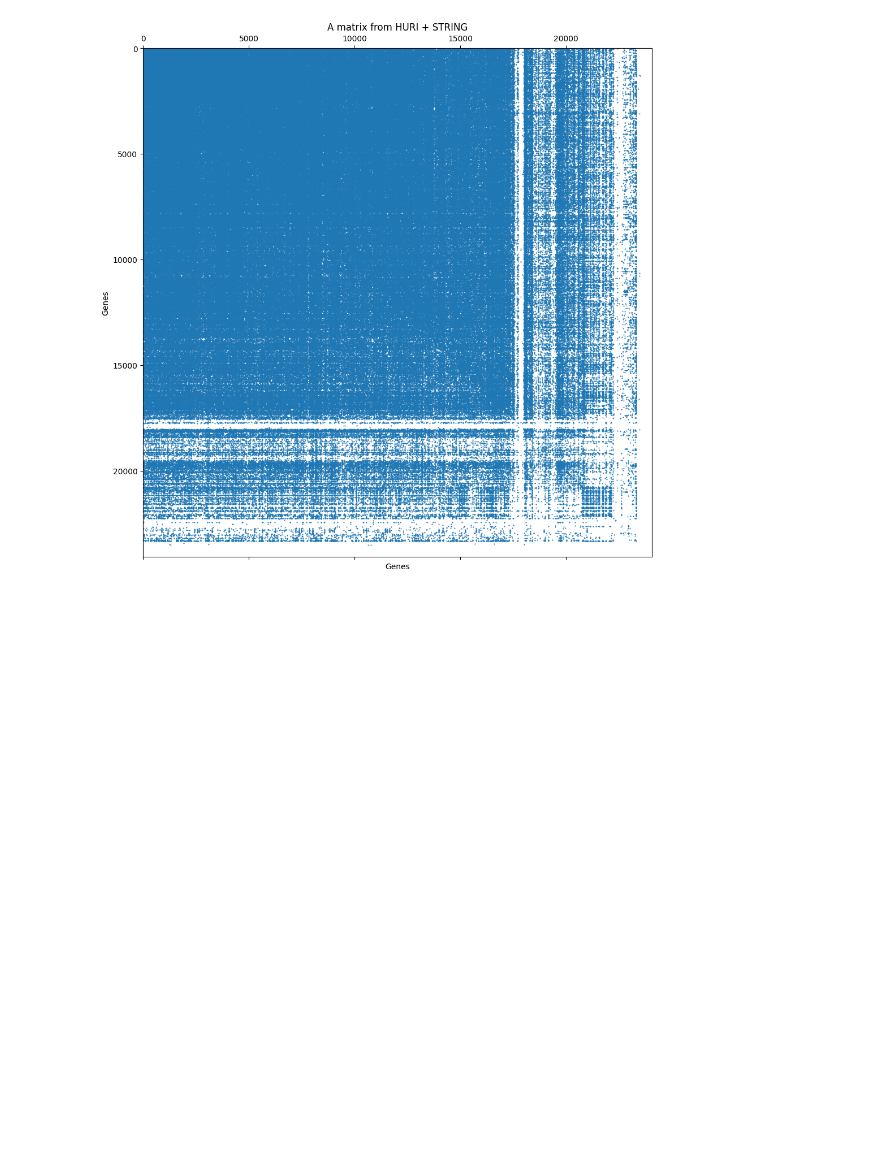
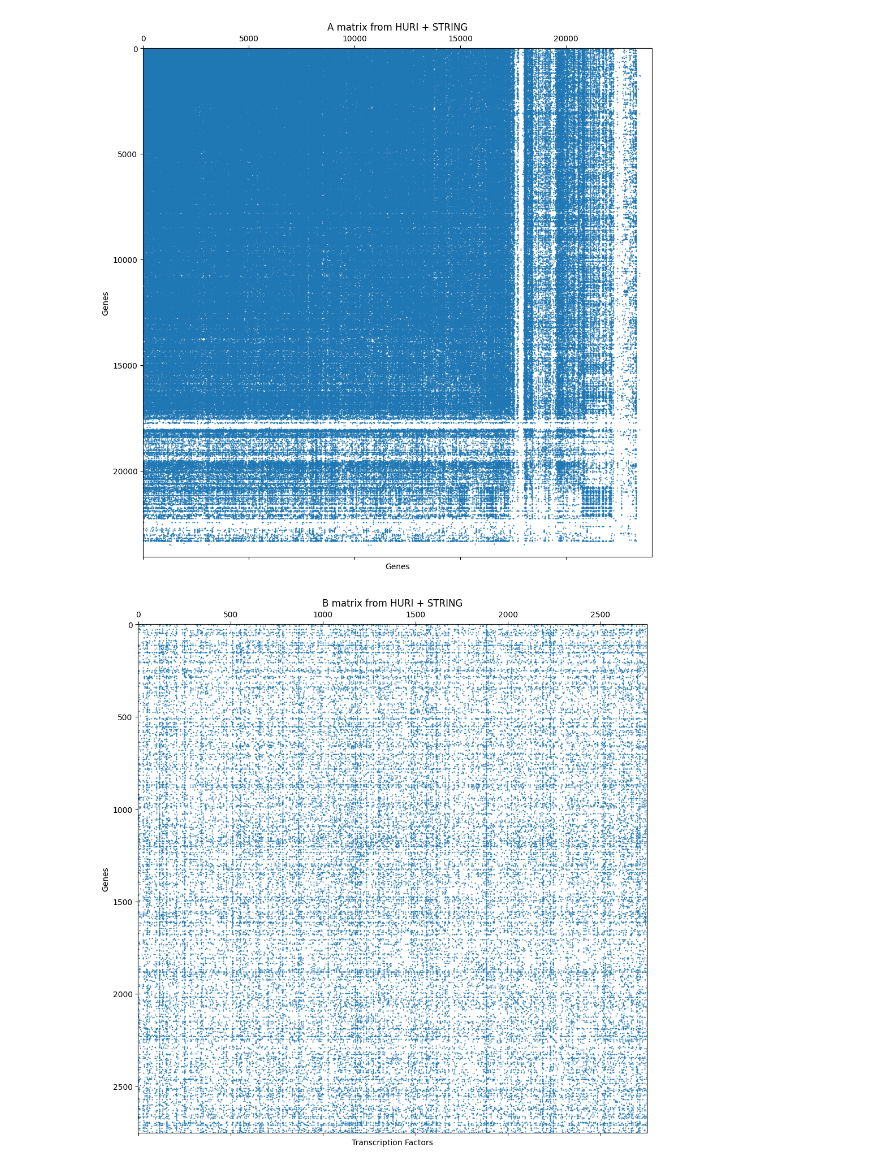
Before and after one commit to imnuvi/HardWiredGenome, a Jupyter notebook: HWGPlots.ipynb, the cells around one changed output. Cells and saved outputs as stored; diff of their text form; code cells hidden in the pictures; blank space fills up the shorter version.

Commit message:
ADD: code for B matrix

```diff
--- a/HWGPlots.ipynb
+++ b/HWGPlots.ipynb
@@ -19,3 +19,18 @@ plt.tight_layout()
 plt.savefig('figures/A_matrix.png', dpi=300)
 # %% [output]
 [figure]
+# %%
+B_matrix = pd.read_csv(HARD_WIRED_GENOME_B_MATRIX_PATH, index_col = 0)
+
+B_adj = csr_matrix(B_matrix.values)
+
+plt.figure(figsize=(10, 10))
+plt.spy(B_adj, markersize=0.5)
+plt.title("B matrix from HURI + STRING")
+plt.xlabel("Transcription Factors")
+plt.ylabel("Genes")
+plt.tight_layout()
+# plt.show()
+plt.savefig('figures/B_matrix.png', dpi=300)
+# %% [output]
+[figure, added]
```
Also changed, not shown: parts of 1 cell of this notebook, 6 other files.
